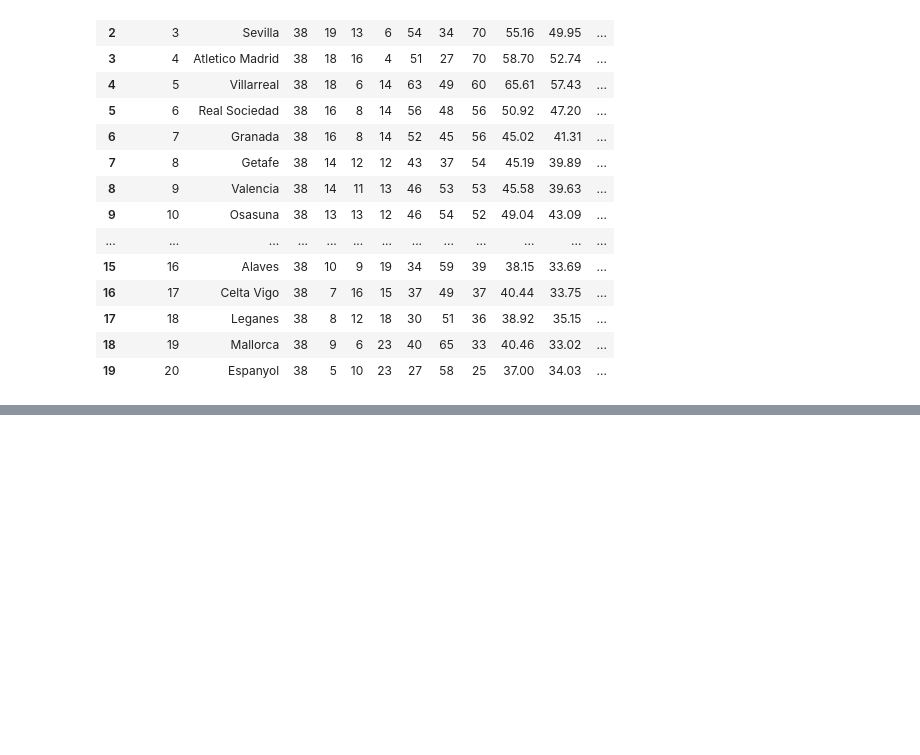
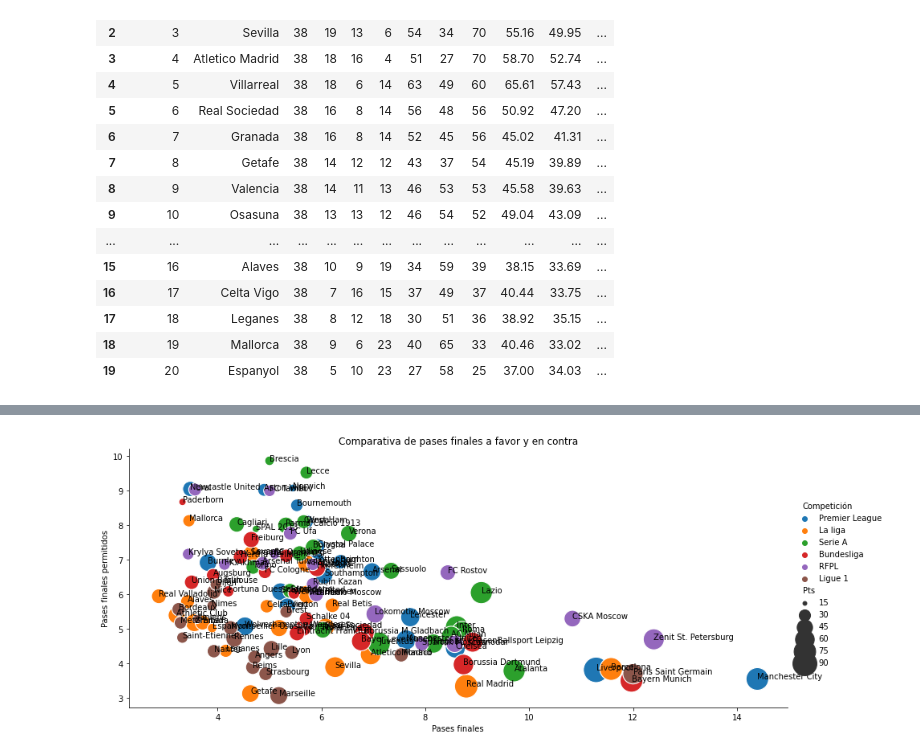
Before and after one commit to victorballesteros8/understat-futbol, a Jupyter notebook: Understat.ipynb, the cells around one changed output, grey strips where cells are left out. Saved outputs shown, nothing was run; the diff lists cells and outputs as text; code cells hidden in the pictures; blank space fills up the shorter version.

```diff
--- a/Understat.ipynb
+++ b/Understat.ipynb
@@ -219,0 +352,15 @@ datos_completos
+# %%
+Premier_2019 = clasificacion("Premier League", "2019")
+Premier_2019["Competición"]="Premier League"
+Liga_2019 = clasificacion("La liga", "2019")
+Liga_2019["Competición"]="La liga"
+SerieA_2019 = clasificacion("Serie A", "2019")
+SerieA_2019["Competición"]="Serie A"
+Bundesliga_2019 = clasificacion("Bundesliga", "2019")
+Bundesliga_2019["Competición"]="Bundesliga"
+RFPL_2019 = clasificacion("RFPL", "2019")
+RFPL_2019["Competición"]="RFPL"
+Ligue1_2019 = clasificacion("Ligue 1", "2019")
+Ligue1_2019["Competición"]="Ligue 1"
+Todas_2019 = pd.concat([Premier_2019, Liga_2019, SerieA_2019, Bundesliga_2019, RFPL_2019, Ligue1_2019])
+Todas_2019
@@ -219,0 +381,8 @@ datos_completos
+# %%
+#Vemos un ejemplo comparando los pases finales a favor y en contra.
+ax = sns.relplot(x=Todas_2019["Pases finales"], y=Todas_2019["Pases finales permitidos"], size=Todas_2019.Pts, sizes=(1, 1000), data=Todas_2019, hue=Todas_2019.Competición, aspect = 24/10)
+plt.title('Comparativa de pases finales a favor y en contra')
+label_point(Todas_2019["Pases finales"], Todas_2019["Pases finales permitidos"], Todas_2019.Equipo, plt.gca())
+plt.show()
+# %% [output]
+[figure, added]
```
Also changed, not shown: parts of 26 cells of this notebook.
